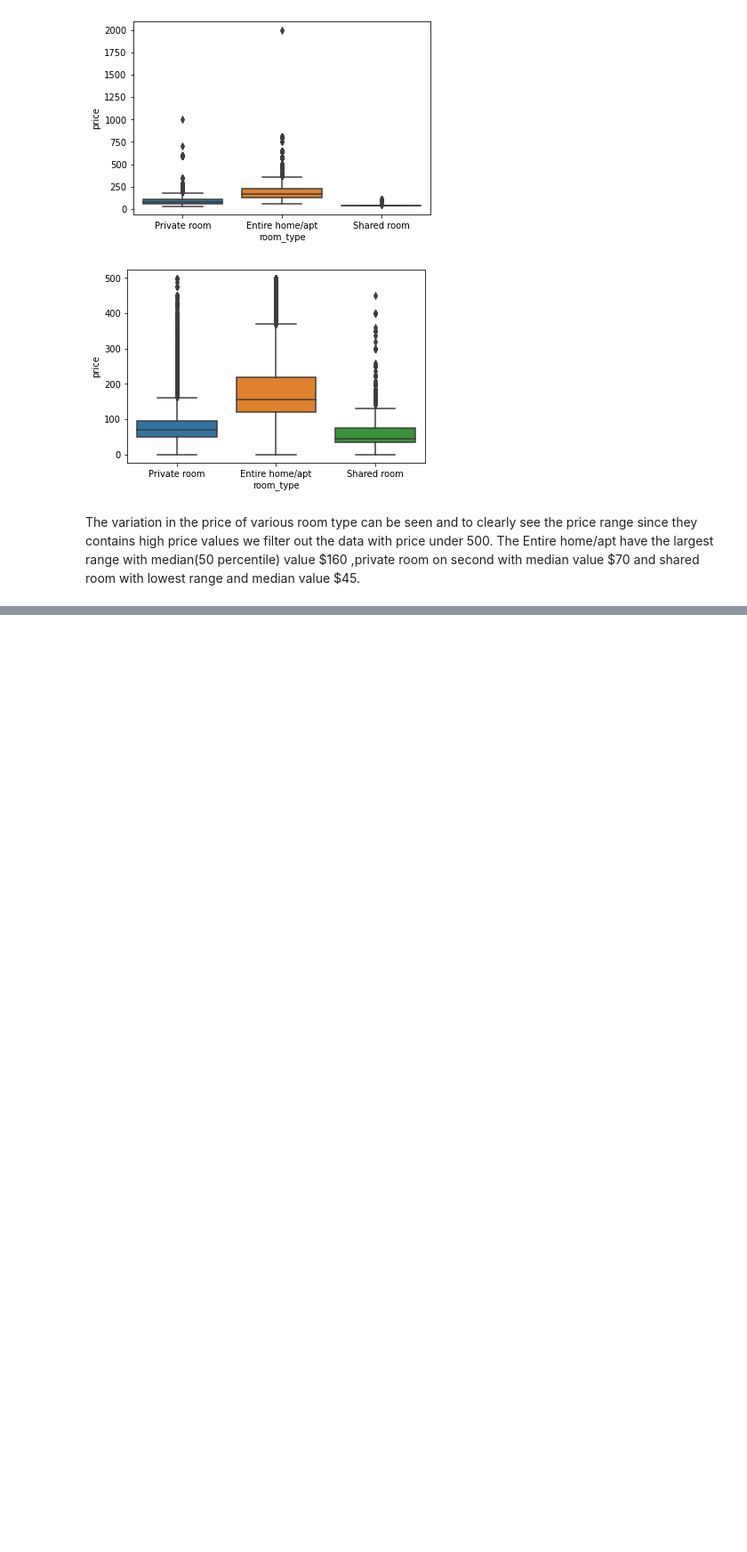
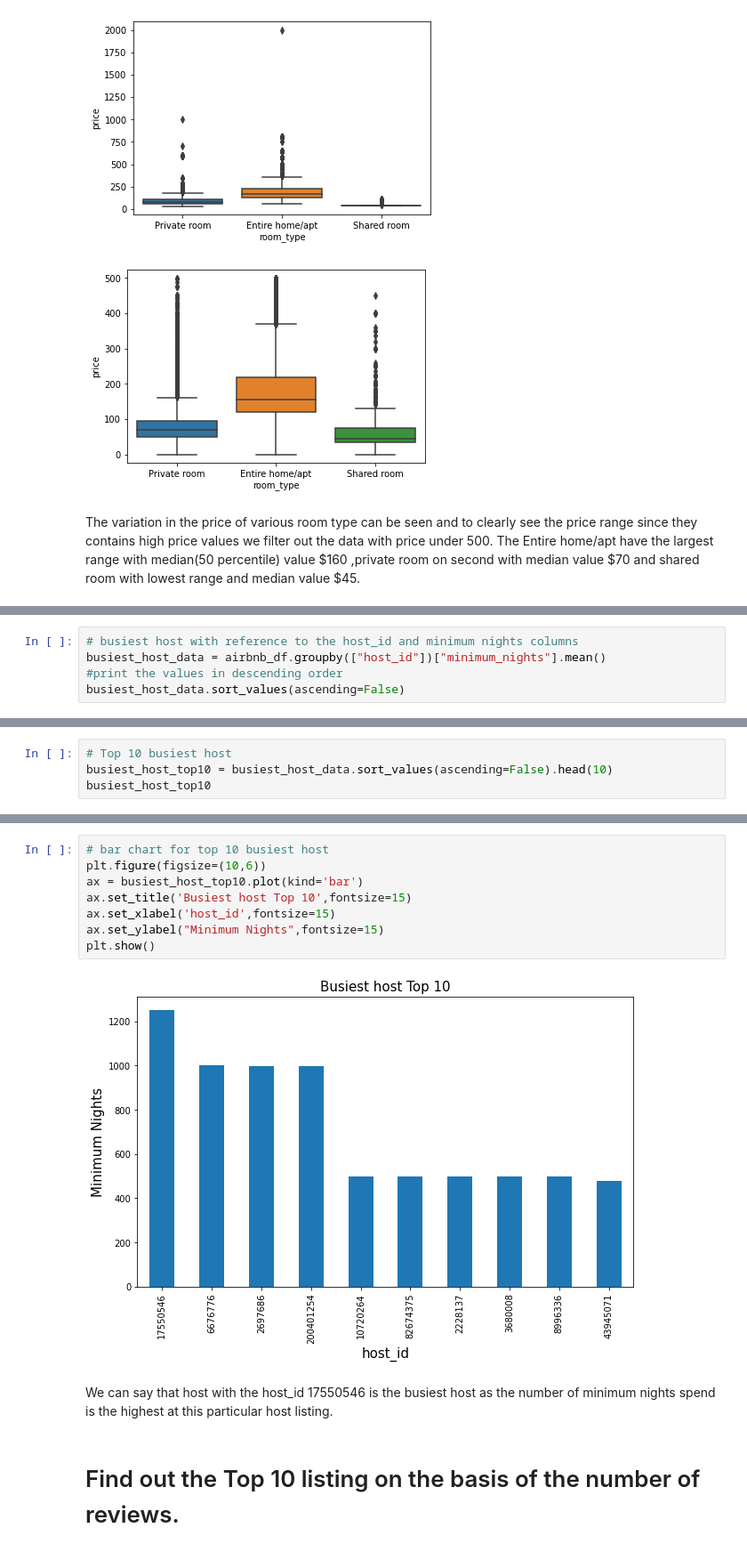
Before and after one commit to Gyanendra079/Airbnb-Bookings-Analysis---Capstone-project, a Jupyter notebook: [Gyanendra_kumar_Porwal_]Airbnb_Bookings_Analysis_Capstone_Project.ipynb, the cells around one changed output, grey strips where cells are left out. Shown at 89% size. Cells and saved outputs as stored; diff of their text form; blank space fills up the shorter version.

```diff
--- a/[Gyanendra_kumar_Porwal_]Airbnb_Bookings_Analysis_Capstone_Project.ipynb
+++ b/[Gyanendra_kumar_Porwal_]Airbnb_Bookings_Analysis_Capstone_Project.ipynb
@@ -442,0 +454,5 @@ The Entire home/apt have the largest range with median(50 percentile) value \$16
+# %%
+# busiest host with reference to the host_id and minimum nights columns
+busiest_host_data = airbnb_df.groupby(["host_id"])["minimum_nights"].mean()
+#print the values in descending order
+busiest_host_data.sort_values(ascending=False)
@@ -442,0 +473,4 @@ The Entire home/apt have the largest range with median(50 percentile) value \$16
+# %%
+# Top 10 busiest host
+busiest_host_top10 = busiest_host_data.sort_values(ascending=False).head(10)
+busiest_host_top10
@@ -442,0 +490,14 @@ The Entire home/apt have the largest range with median(50 percentile) value \$16
+# %%
+# bar chart for top 10 busiest host
+plt.figure(figsize=(10,6))
+ax = busiest_host_top10.plot(kind='bar')
+ax.set_title('Busiest host Top 10',fontsize=15)
+ax.set_xlabel('host_id',fontsize=15)
+ax.set_ylabel("Minimum Nights",fontsize=15)
+plt.show()
+# %% [output]
+[figure, added]
+# %% [markdown]
+We can say that host with the host_id 17550546 is the busiest host as the number of minimum nights spend is the highest at this particular host listing.
+# %% [markdown]
+# Find out the Top 10 listing on the basis of the number of reviews.
```
Also changed, not shown: parts of 18 cells of this notebook.
